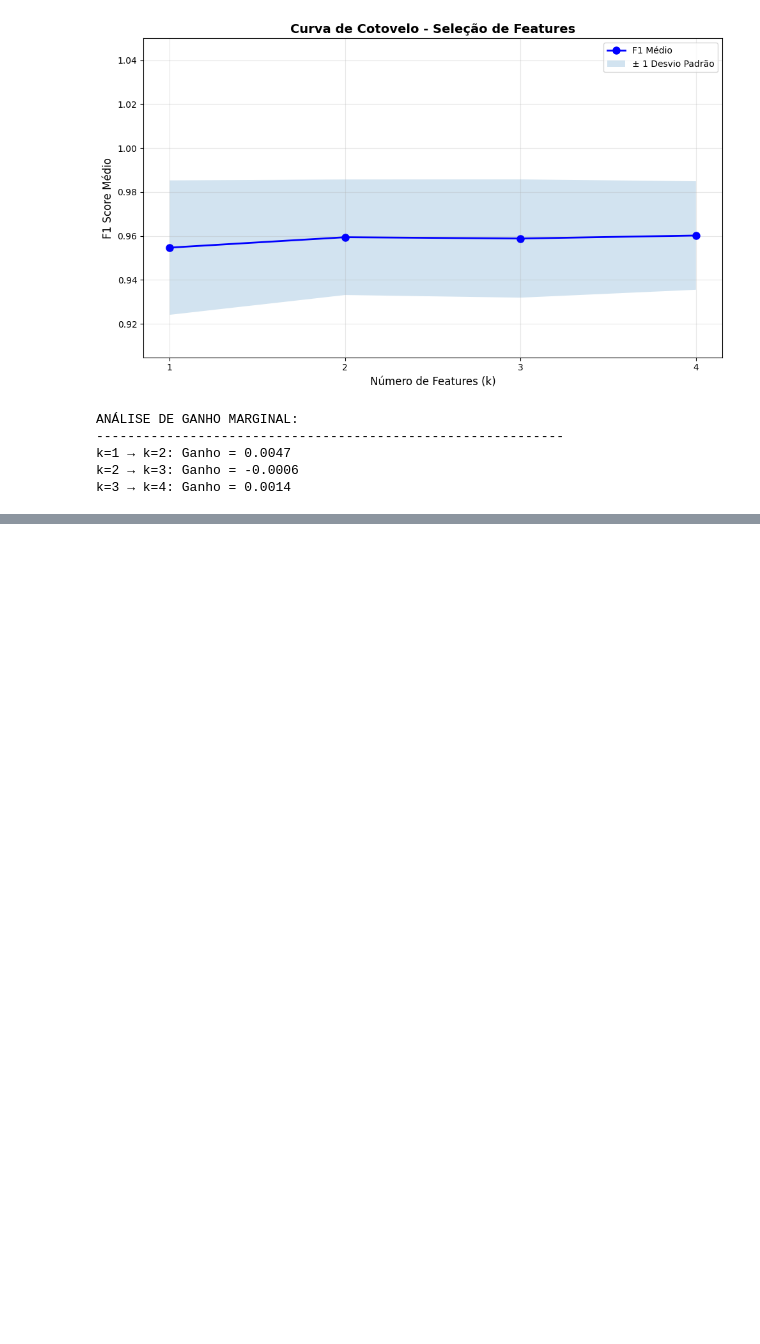
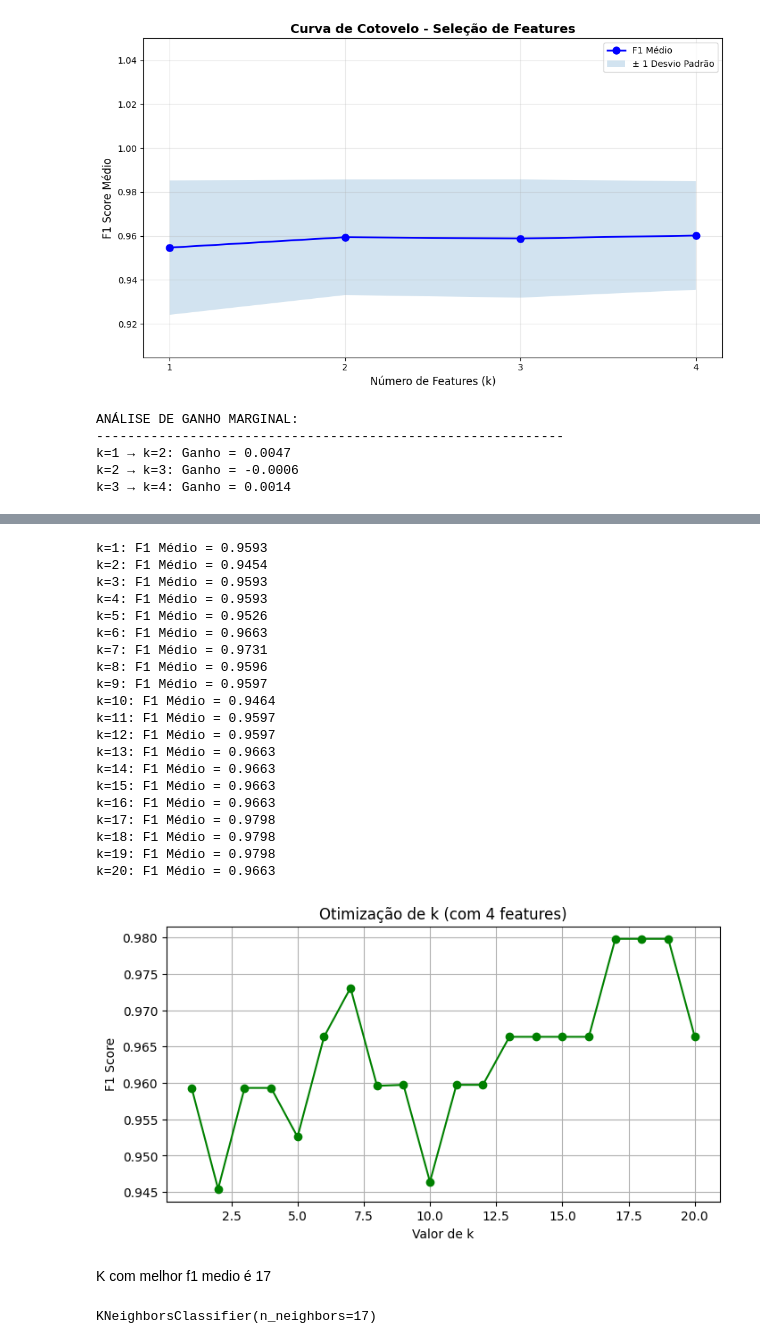
Before and after one commit to andreferraria453/tcdtp1, a Jupyter notebook: exercises/b_ex2.ipynb, the cells around one changed output, grey strips where cells are left out. Saved outputs shown, nothing was run; the diff lists cells and outputs as text; code cells hidden in the pictures; blank space fills up the shorter version.

```diff
--- a/exercises/b_ex2.ipynb
+++ b/exercises/b_ex2.ipynb
@@ -478,0 +534,58 @@ k=3 → k=4: Ganho = 0.0014
+# %%
+k_candidates = range(1,21,1)
+cv_scores = []
+
+# Cross-Validation com 10 Stratification
+cv = StratifiedKFold(n_splits=10, shuffle=True, random_state=42)
+
+for k in k_candidates:
+    # Configura o modelo com o k atual
+    knn = KNeighborsClassifier(n_neighbors=k)
+
+    # Treina e Avalia nos 10 folds (Tr1..TrN -> Te1..TeN)
+    # Usa 'f1_macro' porque as tuas classes podem estar desbalanceadas
+    scores = cross_val_score(knn, X, y, cv=cv, scoring='f1_macro')
+
+    # Guarda a média dos 10 testes
+    mean_score = scores.mean()
+    cv_scores.append(mean_score)
+    print(f"k={k}: F1 Médio = {mean_score:.4f}")
+
+# Gráfico da Otimização do k (Opcional, mas bom para o relatório)
+plt.figure(figsize=(8, 4))
+plt.plot(k_candidates, cv_scores, marker='o', color='green')
+plt.title(f'Otimização de k (com {4} features)')
+plt.xlabel('Valor de k')
+plt.ylabel('F1 Score')
+plt.grid(True)
+plt.show()
+# %% [output]
+k=1: F1 Médio = 0.9593
+k=2: F1 Médio = 0.9454
+k=3: F1 Médio = 0.9593
+k=4: F1 Médio = 0.9593
+k=5: F1 Médio = 0.9526
+k=6: F1 Médio = 0.9663
+k=7: F1 Médio = 0.9731
+k=8: F1 Médio = 0.9596
+k=9: F1 Médio = 0.9597
+k=10: F1 Médio = 0.9464
+k=11: F1 Médio = 0.9597
+k=12: F1 Médio = 0.9597
+k=13: F1 Médio = 0.9663
+k=14: F1 Médio = 0.9663
+k=15: F1 Médio = 0.9663
+k=16: F1 Médio = 0.9663
+k=17: F1 Médio = 0.9798
+k=18: F1 Médio = 0.9798
+k=19: F1 Médio = 0.9798
+k=20: F1 Médio = 0.9663
+[figure, added]
+# %% [markdown]
+K com melhor f1 medio é 17
+# %%
+final_model = KNeighborsClassifier(n_neighbors=17)
+
+final_model.fit(X, y)
+# %% [output]
+KNeighborsClassifier(n_neighbors=17)
```
Also changed, not shown: parts of 2 cells of this notebook, 1 other file.
